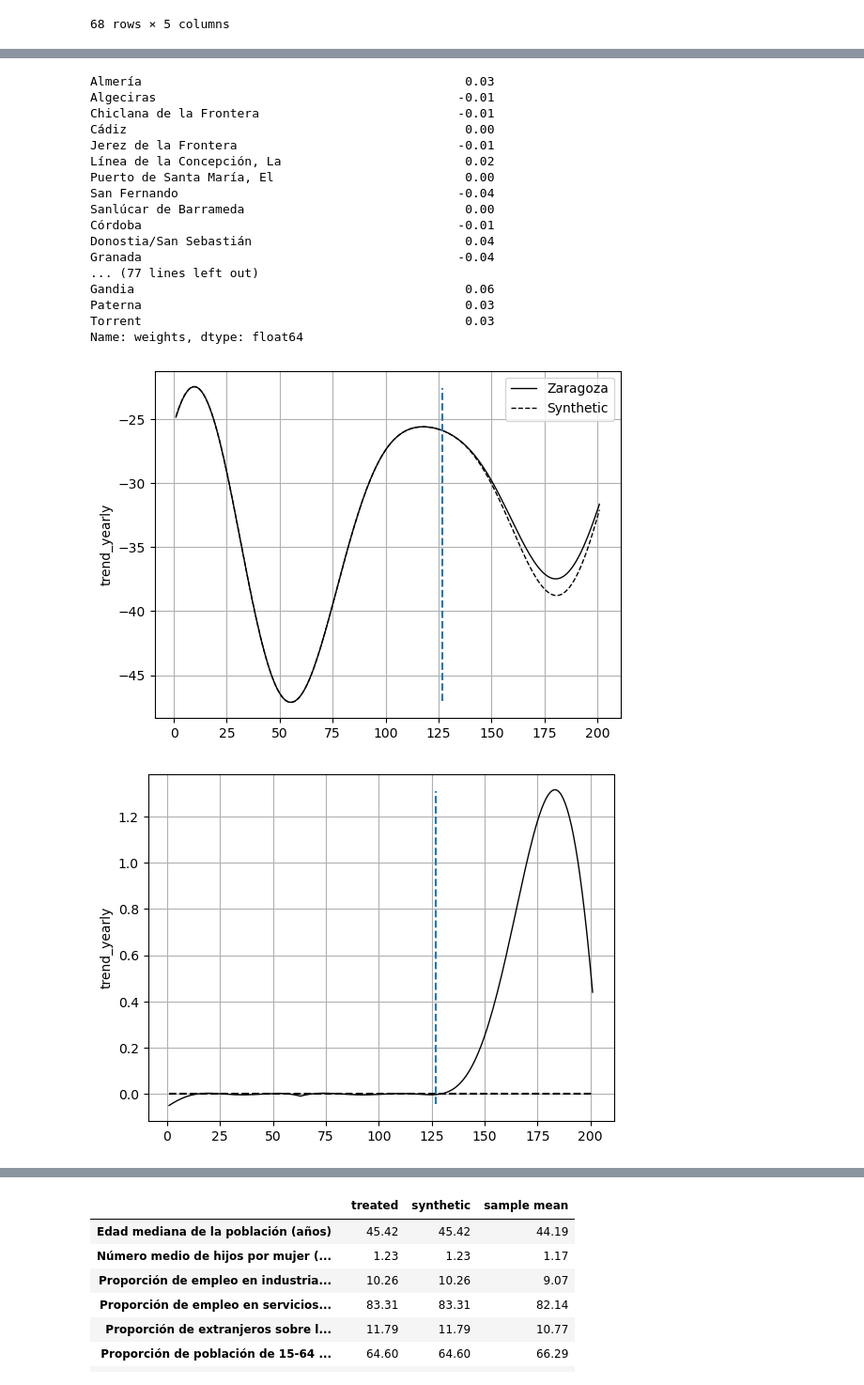
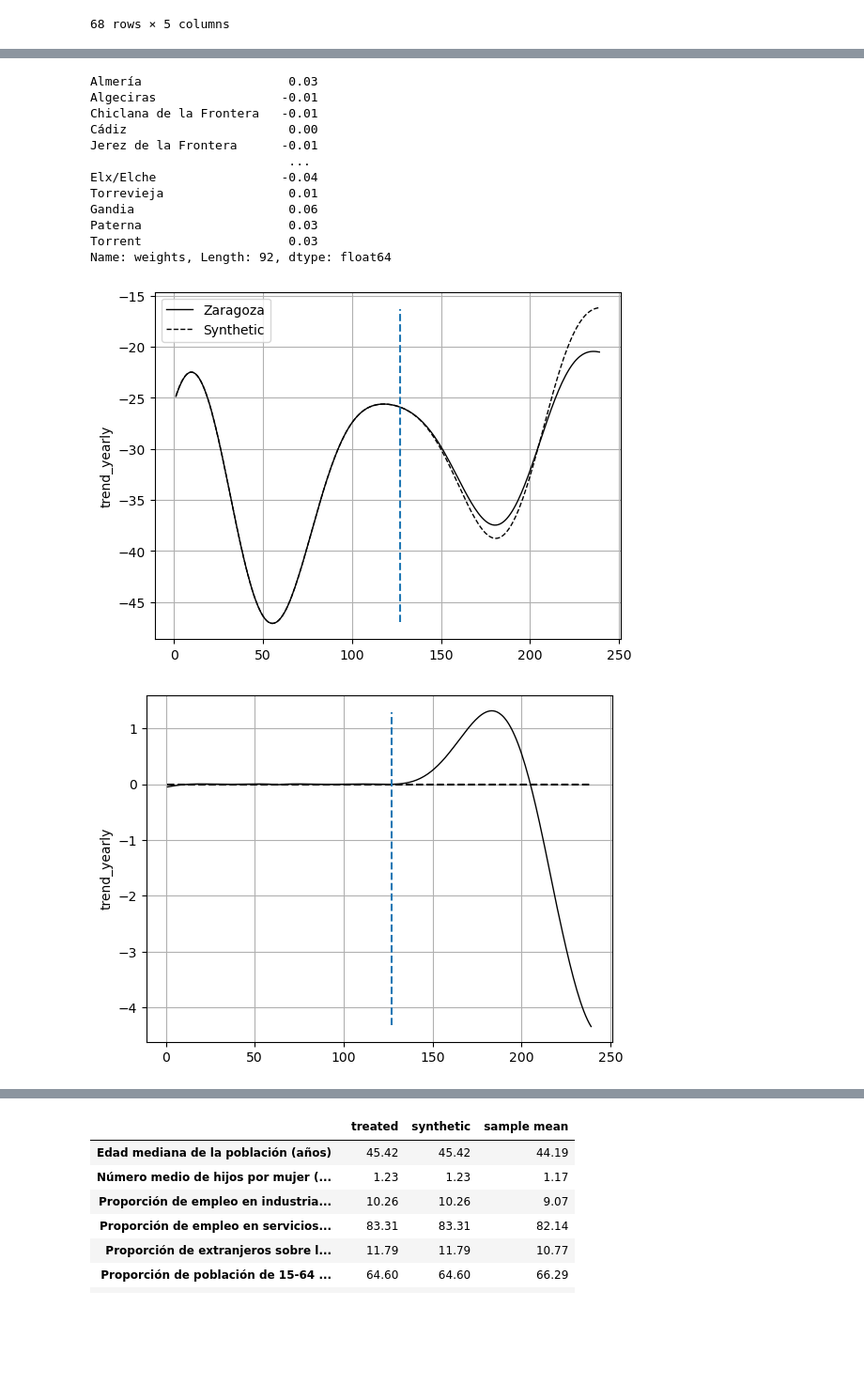
Before and after one commit to juancaros/IEDIS, a Jupyter notebook: Analysis.ipynb, the cells around one changed output, grey strips where cells are left out. Shown at 94% size. Saved outputs shown, nothing was run; the diff lists cells and outputs as text; code cells hidden in the pictures; blank space fills up the shorter version.

```diff
--- a/Analysis.ipynb
+++ b/Analysis.ipynb
@@ -18,6 +16,6 @@ Importing plotly failed. Interactive plots will not work.
 # %%
-data = pd.read_csv(r'C:\Users\juanc\Dropbox\Investigacion\Visiting IEDIS UZ\Data\dataset.csv')
-#data = pd.read_csv(r'C:\Users\34645\Desktop\Doctorado_II\Códigos_Python\IEDIS\Data\dataset.csv')
+data = pd.read_csv(r'C:\Users\juanc\Dropbox\Investigacion\Visiting IEDIS UZ\Data\dataset_prueba.csv')
+#data = pd.read_csv(r'C:\Users\34645\Desktop\Doctorado_II\Códigos_Python\IEDIS\Data\dataset_prueba.csv')
 data['date'] = pd.to_datetime(data['date'])
 # Describir serie temporal del movimiento en las provincias españolas
 data.set_index('date', inplace=True, drop=False)
@@ -196,7 +193,7 @@ dataprep = Dataprep(
     predictors=[
          'Edad mediana de la población (años)',
          'Número medio de hijos por mujer (Número)',
-         # 'Población residente (Personas)',
+         'Población residente (Personas)',
          'Proporción de empleo en industria (NACE Rev.2 B-E) (Porcentaje)',
          'Proporción de empleo en servicios (NACE Rev.2 G-U) (Porcentaje)',
          'Proporción de extranjeros sobre la población total (Porcentaje)',
@@ -251,28 +248,23 @@ augsynth.fit(dataprep=dataprep, lambda_=0.1)
 # %%
 print(augsynth.weights())
 # %% [output]
-Almería                                            0.03
-Algeciras                                         -0.01
-Chiclana de la Frontera                           -0.01
-Cádiz                                              0.00
-Jerez de la Frontera                              -0.01
-Línea de la Concepción, La                         0.02
-Puerto de Santa María, El                          0.00
-San Fernando                                      -0.04
-Sanlúcar de Barrameda                              0.00
-Córdoba                                           -0.01
-Donostia/San Sebastián                             0.04
-Granada                                           -0.04
-... (77 lines left out)
-Gandia                                             0.06
-Paterna                                            0.03
-Torrent                                            0.03
-Name: weights, dtype: float64
+Almería                    0.03
+Algeciras                 -0.01
+Chiclana de la Frontera   -0.01
+Cádiz                      0.00
+Jerez de la Frontera      -0.01
+                           ...
+Elx/Elche                 -0.04
+Torrevieja                 0.01
+Gandia                     0.06
+Paterna                    0.03
+Torrent                    0.03
+Name: weights, Length: 92, dtype: float64
 # %%
-augsynth.path_plot(time_period=range(1, 202), treatment_time=127)
+augsynth.path_plot(time_period=range(1, 240), treatment_time=127)
 # %% [output]
-[figure, old version]
+[figure, new version]
 # %%
-augsynth.gaps_plot(time_period=range(1, 202), treatment_time=127)
+augsynth.gaps_plot(time_period=range(1, 240), treatment_time=127)
 # %% [output]
-[figure, old version]
+[figure, new version]
```
Also changed, not shown: parts of 5 cells of this notebook.
